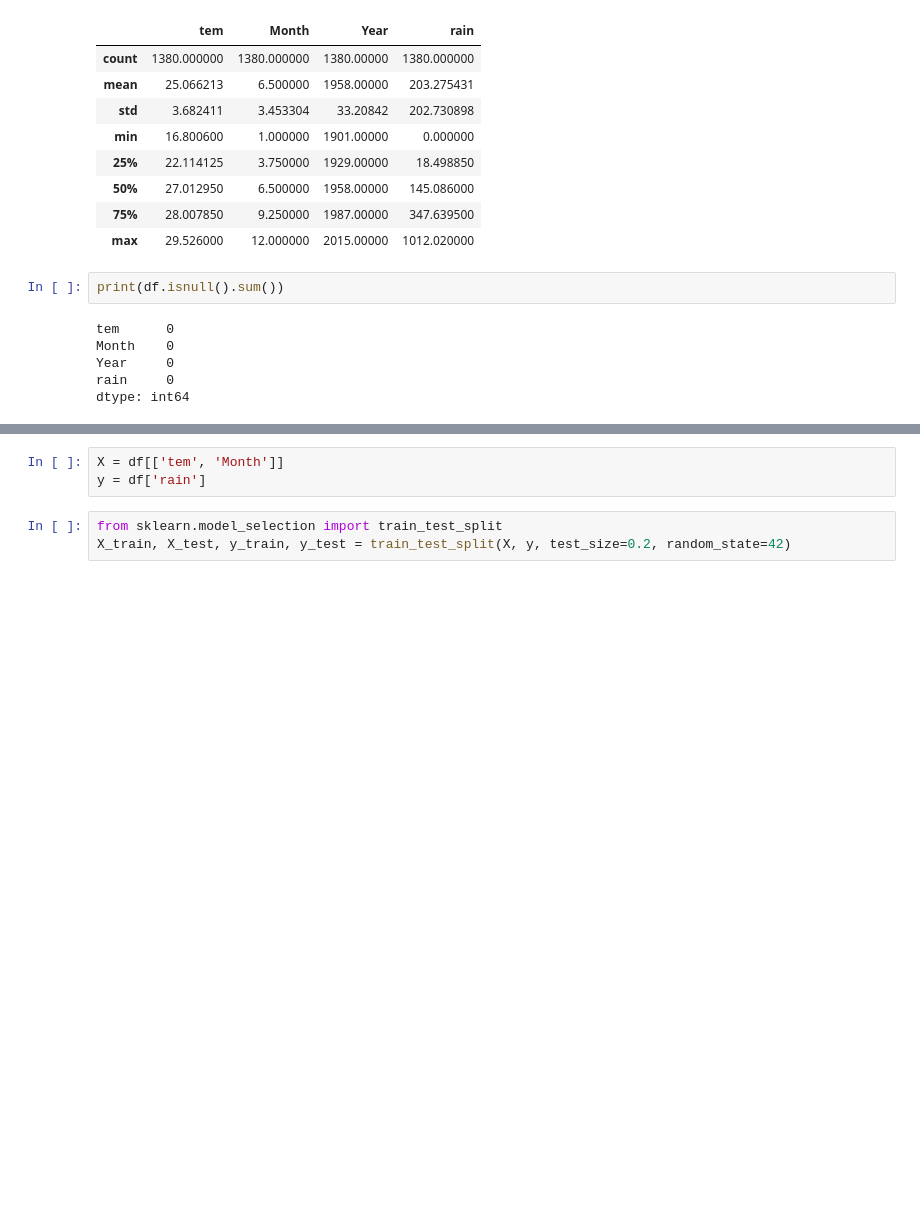
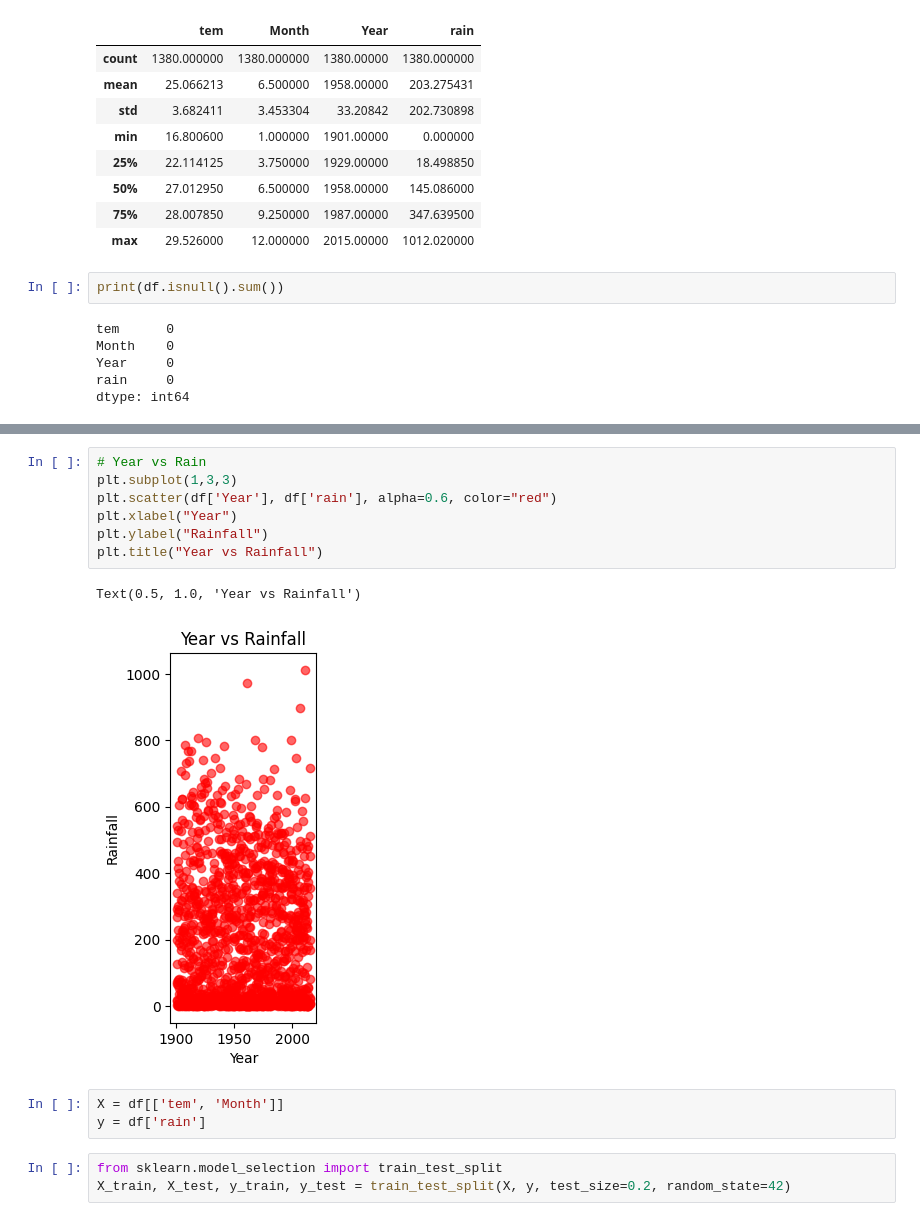
Before and after one commit to shoyon-at-git/EDGE_2202003, a Jupyter notebook: rainfall_predictor.ipynb, the cells around one changed output, grey strips where cells are left out. Drawn from its saved outputs; the diff is of its cells as text; blank space fills up the shorter version.

```diff
--- a/rainfall_predictor.ipynb
+++ b/rainfall_predictor.ipynb
@@ -58,3 +69,13 @@ plt.show();
+# %%
+# Year vs Rain
+plt.subplot(1,3,3)
+plt.scatter(df['Year'], df['rain'], alpha=0.6, color="red")
+plt.xlabel("Year")
+plt.ylabel("Rainfall")
+plt.title("Year vs Rainfall")
+# %% [output]
+Text(0.5, 1.0, 'Year vs Rainfall')
+[figure, added]
 # %%
 X = df[['tem', 'Month']]
 y = df['rain']
```
Also changed, not shown: parts of 3 cells of this notebook.
